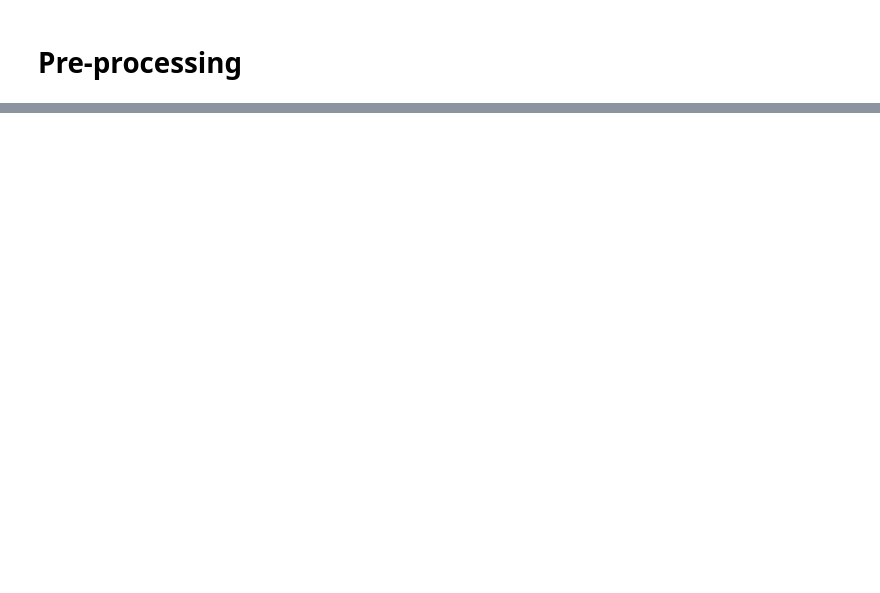
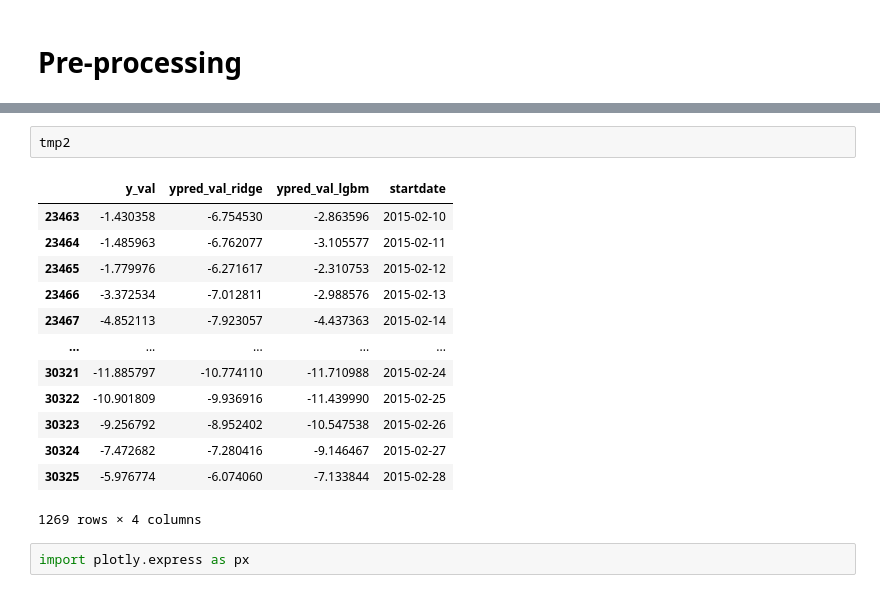
Before and after one commit to KieuSonTung/WiDS-Datathon-2023, a Jupyter notebook: wids_test.ipynb, the cells around one changed output, grey strips where cells are left out. Saved outputs shown, nothing was run; the diff lists cells and outputs as text; blank space fills up the shorter version.

```diff
--- a/wids_test.ipynb
+++ b/wids_test.ipynb
@@ -341,0 +657,18 @@ mean_squared_error(y_test, y_pred, squared=False)
+# %%
+tmp2
+# %% [output]
+|  | y_val | ypred_val_ridge | ypred_val_lgbm | startdate |
+| 23463 | -1.430358 | -6.754530 | -2.863596 | 2015-02-10 |
+| 23464 | -1.485963 | -6.762077 | -3.105577 | 2015-02-11 |
+| 23465 | -1.779976 | -6.271617 | -2.310753 | 2015-02-12 |
+| 23466 | -3.372534 | -7.012811 | -2.988576 | 2015-02-13 |
+| 23467 | -4.852113 | -7.923057 | -4.437363 | 2015-02-14 |
+| ... | ... | ... | ... | ... |
+| 30321 | -11.885797 | -10.774110 | -11.710988 | 2015-02-24 |
+| 30322 | -10.901809 | -9.936916 | -11.439990 | 2015-02-25 |
+| 30323 | -9.256792 | -8.952402 | -10.547538 | 2015-02-26 |
+| 30324 | -7.472682 | -7.280416 | -9.146467 | 2015-02-27 |
+| 30325 | -5.976774 | -6.074060 | -7.133844 | 2015-02-28 |
+1269 rows × 4 columns
+# %%
+import plotly.express as px
```
Also changed, not shown: parts of 76 cells of this notebook, 2 other files.
